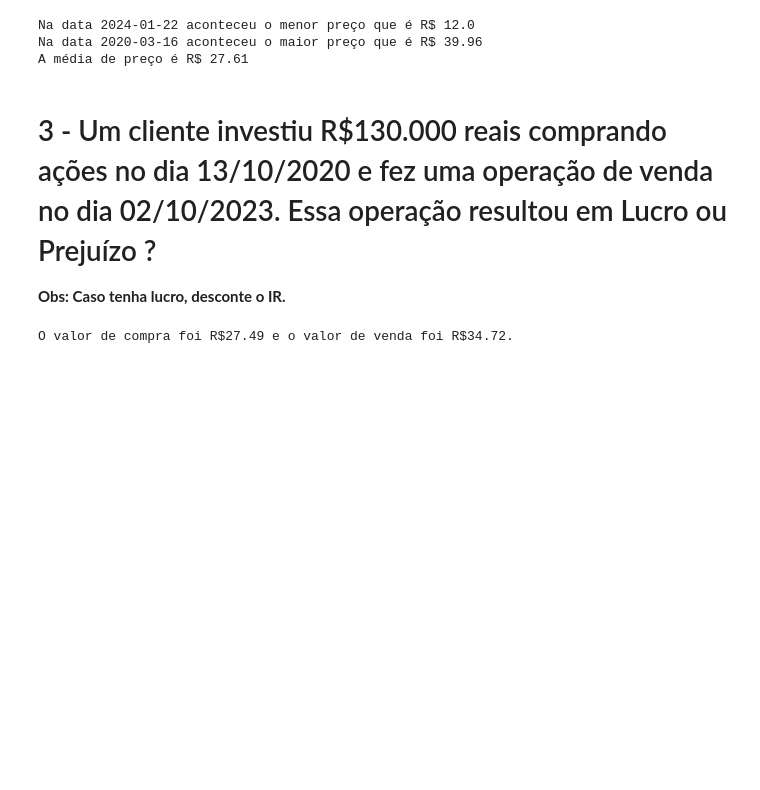
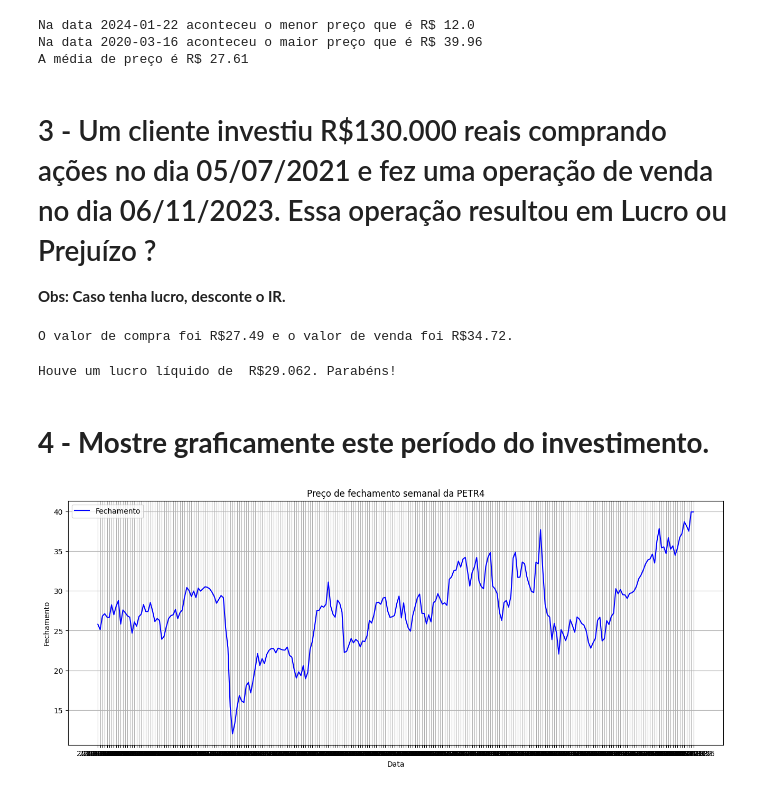
Before and after one commit to ClovisMallmann/DS_Analise_de_acoes, a Jupyter notebook: Analise_acoes_parte1.ipynb, the cells around one changed output. Cells and saved outputs as stored; diff of their text form; code cells hidden in the pictures; blank space fills up the shorter version.

```diff
--- a/Analise_acoes_parte1.ipynb
+++ b/Analise_acoes_parte1.ipynb
@@ -94,7 +94,7 @@ Na data 2024-01-22 aconteceu o menor preço que é R$ 12.0
 Na data 2020-03-16 aconteceu o maior preço que é R$ 39.96
 A média de preço é R$ 27.61
 # %% [markdown]
-# 3 - Um cliente investiu R$130.000 reais comprando ações no dia 13/10/2020 e fez uma operação de venda no dia 02/10/2023. Essa operação resultou em Lucro ou Prejuízo ?
+# 3 - Um cliente investiu R$130.000 reais comprando ações no dia 05/07/2021 e fez uma operação de venda no dia 06/11/2023. Essa operação resultou em Lucro ou Prejuízo ?
 **Obs: Caso tenha lucro, desconte o IR.**
 # %%
 Capital_investido = 130.000
@@ -108,16 +108,40 @@ valor_venda = historico_resumo.loc[historico_resumo['Data']=='2023-11-06']
 #Buscando os valores do índice 0 da coluna 'Fechamento'.
 valor_compra = valor_compra['Fechamento'].iloc[0]
 valor_venda = valor_venda['Fechamento'].iloc[0]
+
+#Apresentando os valores de compra e venda.
+print(f'O valor de compra foi R${valor_compra} e o valor de venda foi R${valor_venda}.')
+# %% [output]
+O valor de compra foi R$27.49 e o valor de venda foi R$34.72.
-# %%
-#Apresentando os valores de compra e venda.
-print(f'O valor de compra foi R${valor_compra} e o valor de venda foi R${valor_venda}.')
-# %% [output]
-O valor de compra foi R$27.49 e o valor de venda foi R$34.72.
 # %%
 #Calculando a quantidade de ações...
-Qtde_acoes = (Capital_investido/valor_compra).round(4)
+Qtde_acoes = (Capital_investido/valor_compra)
 
 #Calculando a diferença de preços
 Dif_preços = valor_venda - valor_compra
 
-#Calculando o resultado da operação
+#Calculando o lucro/prejuizo
+Calc = Qtde_acoes*Dif_preços
+
+if Calc > 0:
+  calc_ir = (0.15*Calc)
+  liquido = Calc - calc_ir
+  print(f'Houve um lucro líquido de  R${liquido.round(4)}. Parabéns!')
+else:
+  print(f'Houve um prejuízo de R${liquido}')
+# %% [output]
+Houve um lucro líquido de  R$29.062. Parabéns!
+# %% [markdown]
+# **4 - Mostre graficamente este período do investimento.**
+# %%
+#Criando o grafico
+plt.figure(figsize=(16,6))
+plt.plot(historico_resumo['Data'], historico_resumo['Fechamento'], label = 'Fechamento', color='blue')
+plt.title('Preço de fechamento semanal da PETR4')
+plt.xlabel('Data')
+plt.ylabel('Fechamento')
+plt.legend()
+plt.grid(True)
+plt.show()
+# %% [output]
+[figure, added]
```
